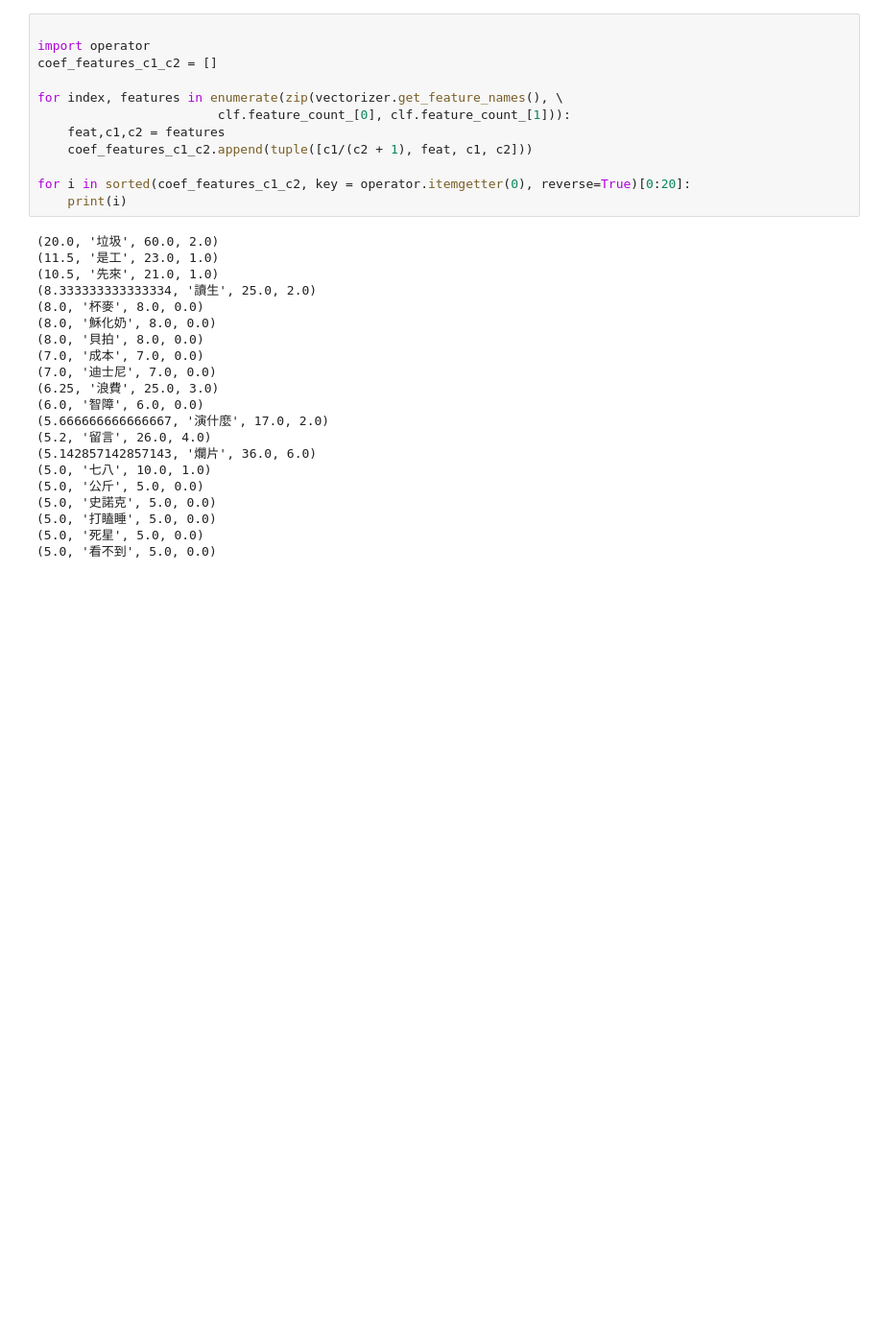
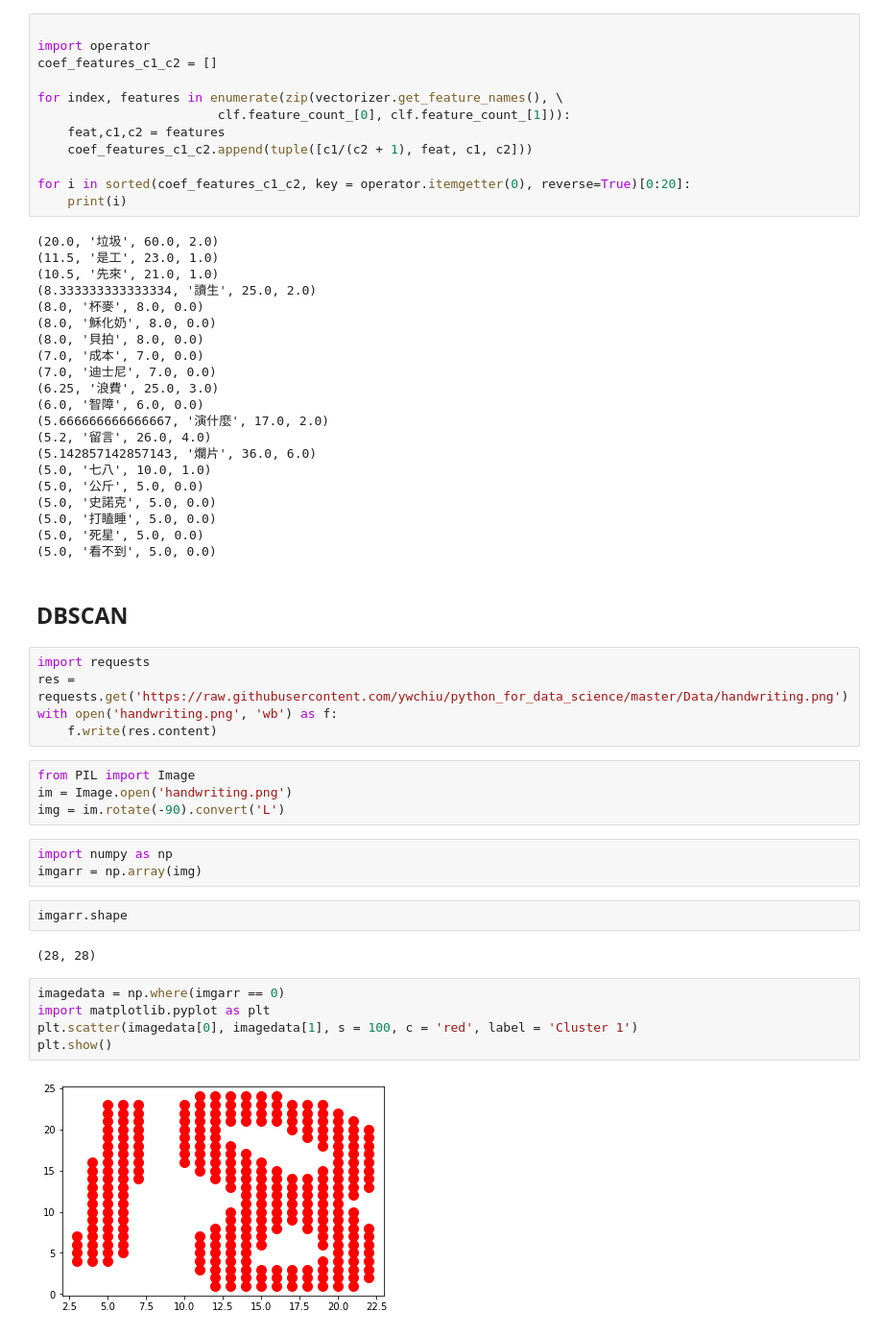
Before and after one commit to ywchiu/ctbcpy, a Jupyter notebook: Demo20190528.ipynb, the cells around one changed output. Shown at 96% size. Cells and saved outputs as stored; diff of their text form; blank space fills up the shorter version.

```diff
--- a/Demo20190528.ipynb
+++ b/Demo20190528.ipynb
@@ -780,3 +780,28 @@ for i in sorted(coef_features_c1_c2, key = operator.itemgetter(0), reverse=True)
 (5.0, '打瞌睡', 5.0, 0.0)
 (5.0, '死星', 5.0, 0.0)
 (5.0, '看不到', 5.0, 0.0)
+# %% [markdown]
+## DBSCAN
+# %%
+import requests
+res = requests.get('https://raw.githubusercontent.com/ywchiu/python_for_data_science/master/Data/handwriting.png')
+with open('handwriting.png', 'wb') as f:
+    f.write(res.content)
+# %%
+from PIL import Image
+im = Image.open('handwriting.png')
+img = im.rotate(-90).convert('L')
+# %%
+import numpy as np
+imgarr = np.array(img)
+# %%
+imgarr.shape
+# %% [output]
+(28, 28)
+# %%
+imagedata = np.where(imgarr == 0)
+import matplotlib.pyplot as plt
+plt.scatter(imagedata[0], imagedata[1], s = 100, c = 'red', label = 'Cluster 1')
+plt.show()
+# %% [output]
+[figure, added]
```
Also changed, not shown: parts of 62 cells of this notebook.
